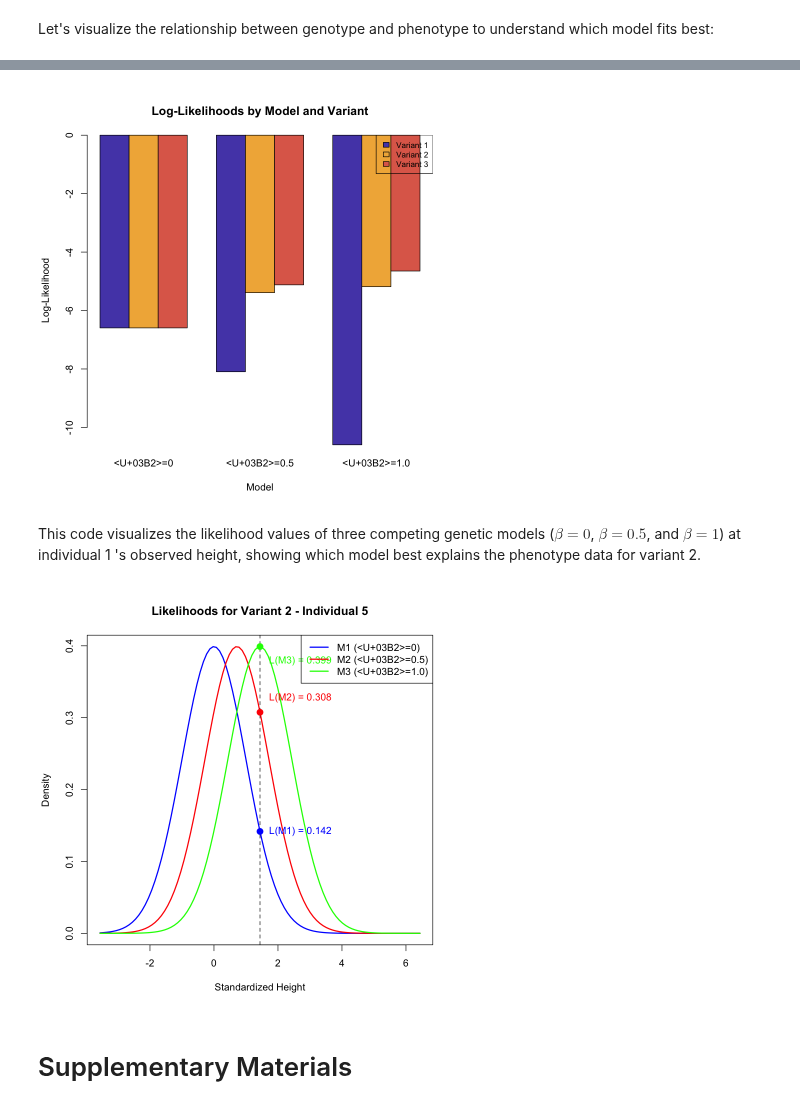
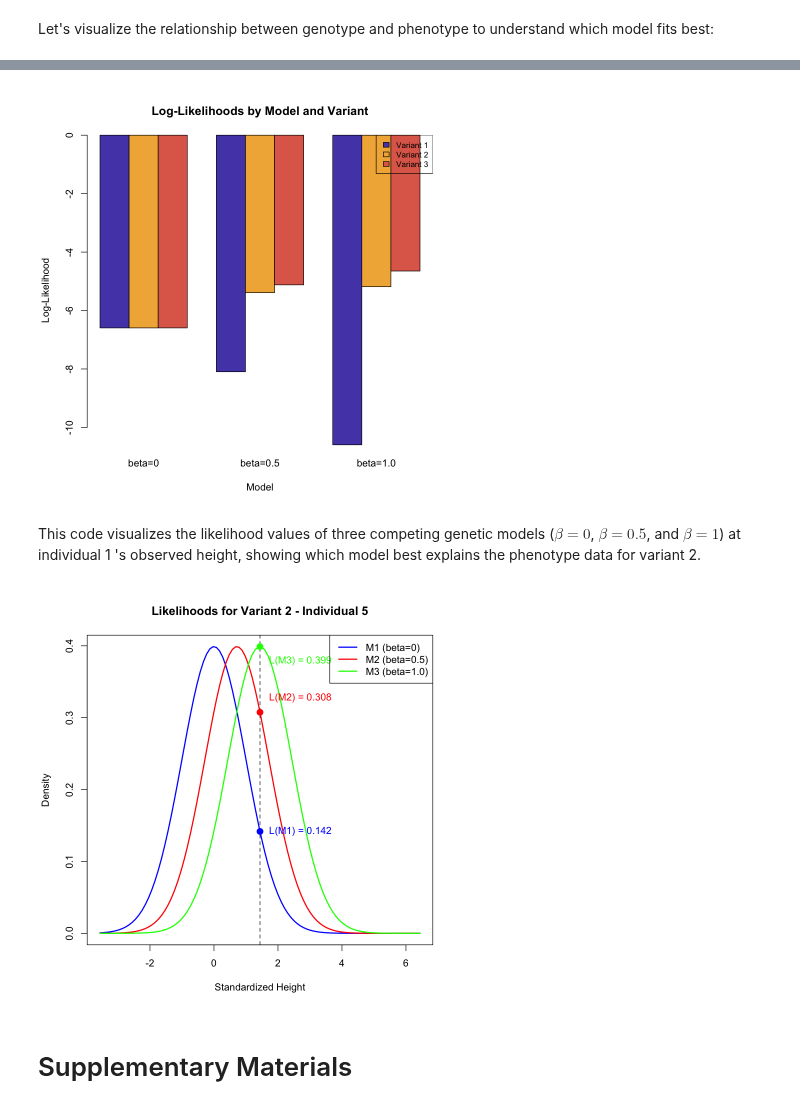
Before and after one commit to StatFunGen/statgen-prerequisites, a Jupyter notebook: likelihood.ipynb, the cells around one changed output, grey strips where cells are left out. Cells and saved outputs as stored; diff of their text form; code cells hidden in the pictures.

```diff
--- a/likelihood.ipynb
+++ b/likelihood.ipynb
@@ -185,7 +185,7 @@ legend("topleft",
 # Plot 2: Log-likelihoods for all models and variants
 barplot(as.matrix(likelihood_table[, c("LogL_Model1", "LogL_Model2", "LogL_Model3")]),
     beside = TRUE,
-    names.arg = c("β=0", "β=0.5", "β=1.0"),
+    names.arg = c("beta=0", "beta=0.5", "beta=1.0"),
     col = c("#5549b6", "#f1b246", "#df6b59"),
     main = "Log-Likelihoods by Model and Variant",
     xlab = "Model", ylab = "Log-Likelihood",
@@ -197,7 +197,7 @@ legend("topright",
     cex = 0.8
 )
 # %% [output]
-[figure, old version]
+[figure, new version]
 # %% [markdown]
 This code visualizes the likelihood values of three competing genetic models ($\beta=0$, $\beta=0.5$, and $\beta=1$) at individual 1 's observed height, showing which model best explains the phenotype data for variant 2.
 # %%
@@ -224,37 +224,37 @@ likelihood_3_curve <- dnorm(x_vals, mean = baseline + 1.0 * genotype, sd = sd_as
 # Plot the likelihood curves
 plot(x_vals, likelihood_1_curve,
     type = "l", col = "blue", lwd = 2,
     xlab = "Standardized Height", ylab = "Density",
     main = paste("Likelihoods for Variant", variant_idx, "- Individual", ind_idx),
     ylim = c(0, max(c(likelihood_1_curve, likelihood_2_curve, likelihood_3_curve)))
 )
 lines(x_vals, likelihood_2_curve, col = "red", lwd = 2)
 lines(x_vals, likelihood_3_curve, col = "green", lwd = 2)
 
 # Add vertical dashed line to show the observed height value
 abline(v = height_value, col = "black", lty = 2)
 
 # Add labels for the likelihood values at the height value for all models
 y_label_1 <- dnorm(height_value, mean = baseline, sd = sd_assumed)
 y_label_2 <- dnorm(height_value, mean = baseline + 0.5 * genotype, sd = sd_assumed)
 y_label_3 <- dnorm(height_value, mean = baseline + 1.0 * genotype, sd = sd_assumed)
 
 # Offset the text positions to avoid overlap
-text(height_value + 0.1, y_label_1, labels = paste("\mathcal{L}(M1) =", round(y_label_1, 3)), pos = 4, col = "blue")
-text(height_value + 0.1, y_label_2 + 0.02, labels = paste("\mathcal{L}(M2) =", round(y_label_2, 3)), pos = 4, col = "red")
-text(height_value + 0.1, y_label_3 - 0.02, labels = paste("\mathcal{L}(M3) =", round(y_label_3, 3)), pos = 4, col = "green")
+text(height_value + 0.1, y_label_1, labels = paste("L(M1) =", round(y_label_1, 3)), pos = 4, col = "blue")
+text(height_value + 0.1, y_label_2 + 0.02, labels = paste("L(M2) =", round(y_label_2, 3)), pos = 4, col = "red")
+text(height_value + 0.1, y_label_3 - 0.02, labels = paste("L(M3) =", round(y_label_3, 3)), pos = 4, col = "green")
 
 # Add points at the intersection of the height value on all curves
 points(height_value, y_label_1, col = "blue", pch = 16, cex = 1.5)
 points(height_value, y_label_2, col = "red", pch = 16, cex = 1.5)
 points(height_value, y_label_3, col = "green", pch = 16, cex = 1.5)
 
 # Add a legend
 legend("topright",
-    legend = c("M1 (β=0)", "M2 (β=0.5)", "M3 (β=1.0)"),
+    legend = c("M1 (beta=0)", "M2 (beta=0.5)", "M3 (beta=1.0)"),
     col = c("blue", "red", "green"), lwd = 2
 )
 # %% [output]
-[figure, old version]
+[figure, new version]
 # %% [markdown]
 # Supplementary Materials
```
Also changed, not shown: parts of 7 cells of this notebook, 37 other files.
